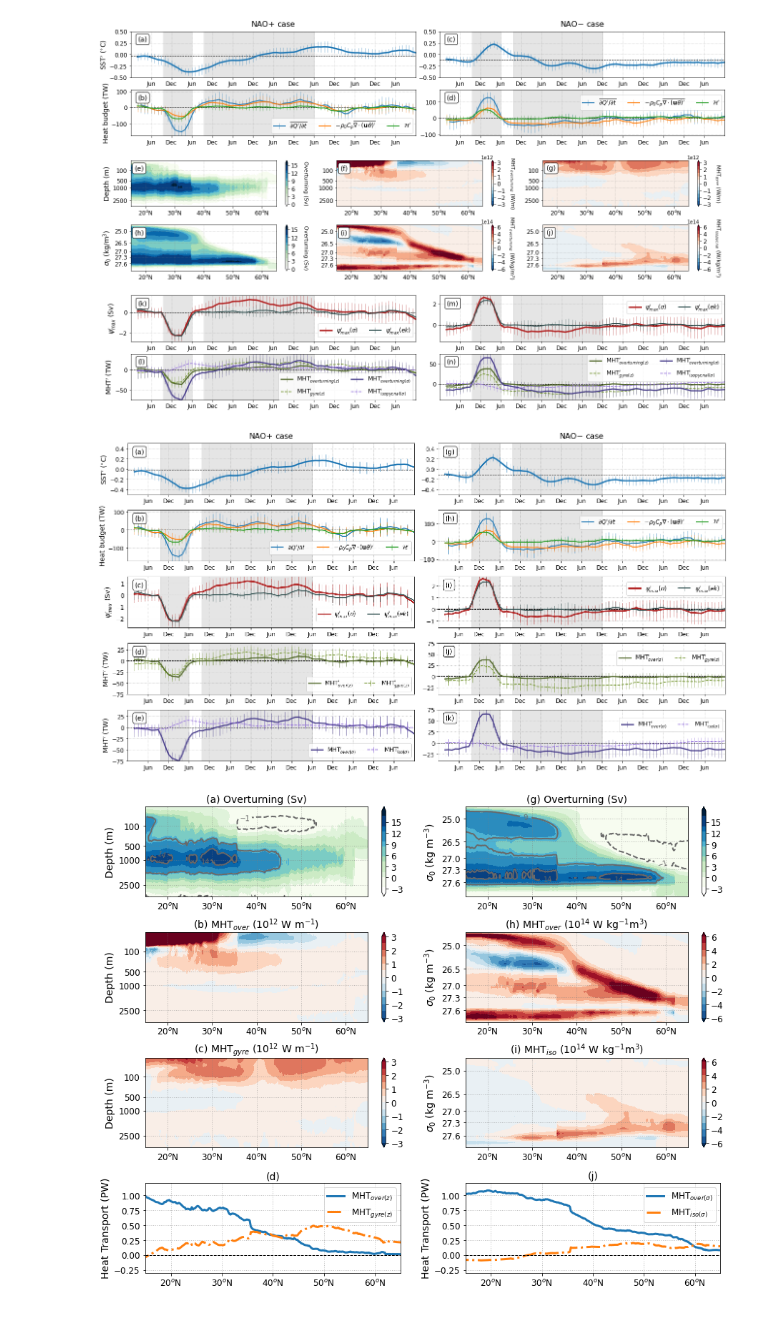
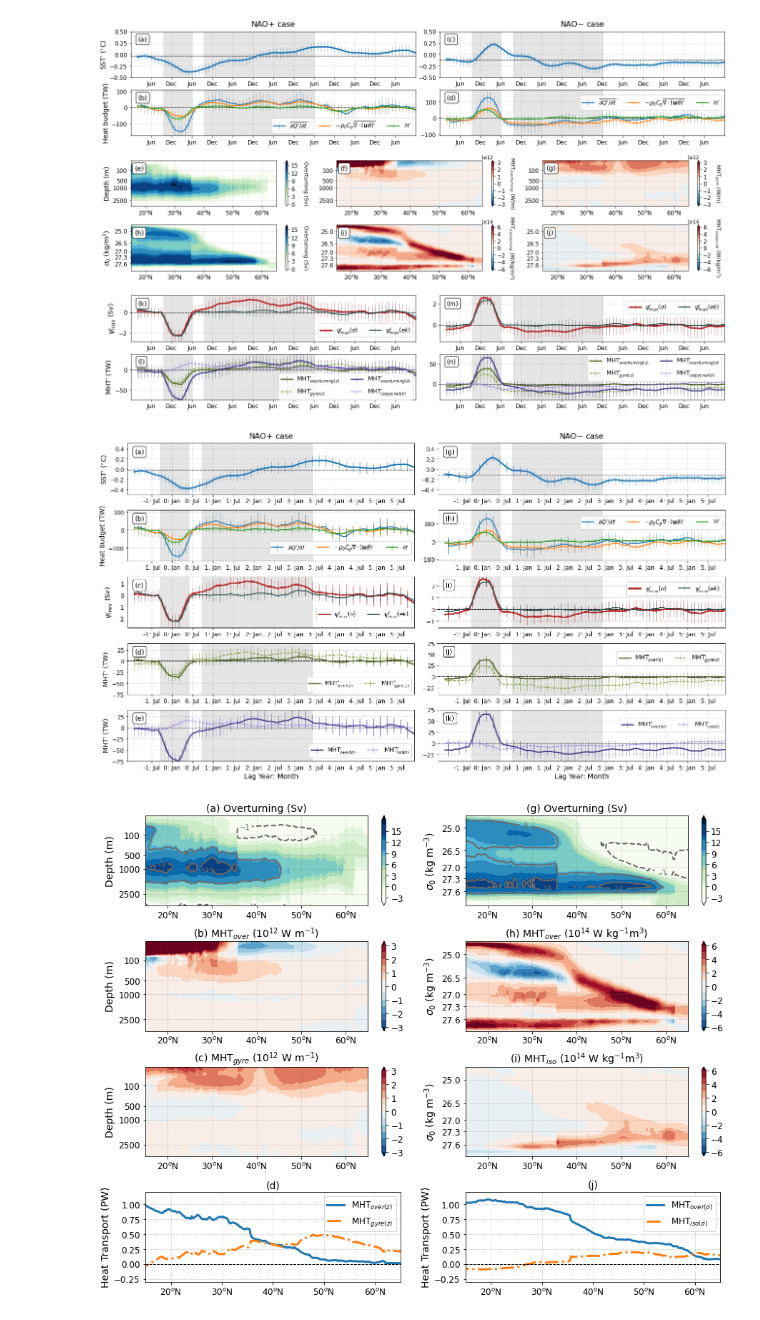
Before and after one commit to hmkhatri/AMOC_Variability_DePreSys_MET, a Jupyter notebook: Notebooks/Plots_Paper_NAO_Heat_Content_Variability/Plots_timeseries_NAO.ipynb, the cells around one changed output. Drawn from its saved outputs; the diff is of its cells as text; code cells hidden in the pictures.

```diff
--- a/Notebooks/Plots_Paper_NAO_Heat_Content_Variability/Plots_timeseries_NAO.ipynb
+++ b/Notebooks/Plots_Paper_NAO_Heat_Content_Variability/Plots_timeseries_NAO.ipynb
@@ -595,7 +595,8 @@ ax.axhline(y=-0.025, ls='--', lw=1, color='k')
 ax.set_ylabel(r'SST$^{\prime}$ ($^{\circ}$C)', fontsize=fs+2) #, color=col[0])
 ax.set_xlim([-1., 6.])
 ax.set_ylim([-0.5, 0.5])
-plt.xticks(np.arange(-0.5,6,0.5), ['Jun', 'Dec', 'Jun', 'Dec', 'Jun', 'Dec', 'Jun', 'Dec', 'Jun', 'Dec', 'Jun', 'Dec', 'Jun'], fontsize = fs);
+plt.xticks(np.arange(-0.5+1/12,6+1/12,0.5), ['-1: Jul', '0: Jan', '0: Jul', '1: Jan', '1: Jul',
+                                            '2: Jan', '2: Jul', '3: Jan', '3: Jul', '4: Jan', '4: Jul', '5: Jan', '5: Jul'], fontsize = fs);
 plt.yticks(fontsize = 12) #, color=col[0]);
 plt.xticks(fontsize = 12);
 ax.axvspan(-0.2, 0.5, alpha=0.2, color='gray')
@@ -613,7 +614,8 @@ ax.axhline(y=-0.125, ls='--', lw=1, color='k')
 #ax.set_ylabel(r'SST$^{\prime}$ ($^{\circ}$C)', fontsize=12) #, color=col[0])
 ax.set_xlim([-1., 6.])
 ax.set_ylim([-0.5, 0.5])
-plt.xticks(np.arange(-0.5,6,0.5), ['Jun', 'Dec', 'Jun', 'Dec', 'Jun', 'Dec', 'Jun', 'Dec', 'Jun', 'Dec', 'Jun', 'Dec', 'Jun'], fontsize = fs);
+plt.xticks(np.arange(-0.5+1/12,6+1/12,0.5), ['-1: Jul', '0: Jan', '0: Jul', '1: Jan', '1: Jul',
+                                            '2: Jan', '2: Jul', '3: Jan', '3: Jul', '4: Jan', '4: Jul', '5: Jan', '5: Jul'], fontsize = fs);
 plt.yticks(fontsize = 12) #, color=col[0]);
 plt.xticks(fontsize = 12);
 ax.axvspan(-0.2, 0.5, alpha=0.2, color='gray')
@@ -645,7 +647,8 @@ ax.axhline(y=0, ls='--', lw=1, color='k')
 ax.set_ylabel(r'Heat budget (TW)', fontsize=fs+2)
 #ax.set_title('Heat budget in the upper $1300$ m', pad=10, fontsize=12)
 plt.legend(loc='upper right', bbox_to_anchor=(1., 0.45), fontsize=12, ncol=3)
-plt.xticks(np.arange(-0.5,6,0.5), ['Jun', 'Dec', 'Jun', 'Dec', 'Jun', 'Dec', 'Jun', 'Dec', 'Jun', 'Dec', 'Jun', 'Dec', 'Jun'], fontsize = fs);
+plt.xticks(np.arange(-0.5+1/12,6+1/12,0.5), ['-1: Jul', '0: Jan', '0: Jul', '1: Jan', '1: Jul',
+                                            '2: Jan', '2: Jul', '3: Jan', '3: Jul', '4: Jan', '4: Jul', '5: Jan', '5: Jul'], fontsize = fs);
 plt.yticks(fontsize = 12); plt.xticks(fontsize = 12);
 ax.set_xlim([-1., 6.]);
 ax.set_ylim([-175., 110.]);
@@ -671,7 +674,8 @@ ax.errorbar(ds_NAOn['time.year'] + ds_NAOn['time.month']/12 - 1962, ds_NAOn['hfd
 
 ax.axhline(y=0, ls='--', lw=1, color='k')
 plt.legend(loc='upper right', bbox_to_anchor=(1., 0.95), fontsize=12, ncol=3)
-plt.xticks(np.arange(-0.5,6,0.5), ['Jun', 'Dec', 'Jun', 'Dec', 'Jun', 'Dec', 'Jun', 'Dec', 'Jun', 'Dec', 'Jun', 'Dec', 'Jun'], fontsize = fs);
+plt.xticks(np.arange(-0.5+1/12,6+1/12,0.5), ['-1: Jul', '0: Jan', '0: Jul', '1: Jan', '1: Jul',
+                                            '2: Jan', '2: Jul', '3: Jan', '3: Jul', '4: Jan', '4: Jul', '5: Jan', '5: Jul'], fontsize = fs);
 plt.yticks(fontsize = 12); plt.xticks(fontsize = 12);
 ax.set_xlim([-1., 6.]);
 ax.set_ylim([-110., 175.]);
@@ -706,7 +710,8 @@ ax.axhline(y=0, ls='--', lw=1, color='k')
 #ax.set_xlabel('Time (year)', fontsize=12)
 ax.set_ylabel(r'$\psi^{\prime}_{max}$ (Sv)', fontsize=fs+2)
 plt.legend(loc='upper right', bbox_to_anchor=(1., 0.45), fontsize=12, ncol=3)
-plt.xticks(np.arange(-0.5,6,0.5), ['Jun', 'Dec', 'Jun', 'Dec', 'Jun', 'Dec', 'Jun', 'Dec', 'Jun', 'Dec', 'Jun', 'Dec', 'Jun'], fontsize = fs);
+plt.xticks(np.arange(-0.5+1/12,6+1/12,0.5), ['-1: Jul', '0: Jan', '0: Jul', '1: Jan', '1: Jul',
+                                            '2: Jan', '2: Jul', '3: Jan', '3: Jul', '4: Jan', '4: Jul', '5: Jan', '5: Jul'], fontsize = fs);
 plt.yticks(fontsize = 12); plt.xticks(fontsize = 12);
 ax.set_xlim([-1., 6.]);
 ax.set_ylim([-2.8, 1.6]);
@@ -729,7 +734,8 @@ ax.errorbar(ds_NAOp['time.year'] + ds_NAOp['time.month']/12 - 1962, tmp['Overtur
 ax.axhline(y=0, ls='--', lw=1, color='k')
 #ax.set_xlabel('Time (year)', fontsize=12)
 plt.legend(loc='upper right', bbox_to_anchor=(1., 0.95), fontsize=12, ncol=3)
-plt.xticks(np.arange(-0.5,6,0.5), ['Jun', 'Dec', 'Jun', 'Dec', 'Jun', 'Dec', 'Jun', 'Dec', 'Jun', 'Dec', 'Jun', 'Dec', 'Jun'], fontsize = fs);
+plt.xticks(np.arange(-0.5+1/12,6+1/12,0.5), ['-1: Jul', '0: Jan', '0: Jul', '1: Jan', '1: Jul',
+                                            '2: Jan', '2: Jul', '3: Jan', '3: Jul', '4: Jan', '4: Jul', '5: Jan', '5: Jul'], fontsize = fs);
 plt.yticks(fontsize = 12); plt.xticks(fontsize = 12);
 ax.set_xlim([-1., 6.]);
 ax.set_ylim([-1.6, 2.8]);
@@ -755,7 +761,8 @@ ax.axhline(y=0, ls='--', lw=1, color='k')
 #ax.set_xlabel('Time (year)', fontsize=12)
 ax.set_ylabel(r'MHT$^{\prime}$ (TW)', fontsize=fs+2)
 plt.legend(loc='upper right', bbox_to_anchor=(1., 0.4), fontsize=12, ncol=2)
-plt.xticks(np.arange(-0.5,6,0.5), ['Jun', 'Dec', 'Jun', 'Dec', 'Jun', 'Dec', 'Jun', 'Dec', 'Jun', 'Dec', 'Jun', 'Dec', 'Jun'], fontsize = fs);
+plt.xticks(np.arange(-0.5+1/12,6+1/12,0.5), ['-1: Jul', '0: Jan', '0: Jul', '1: Jan', '1: Jul',
+                                            '2: Jan', '2: Jul', '3: Jan', '3: Jul', '4: Jan', '4: Jul', '5: Jan', '5: Jul'], fontsize = fs);
 plt.yticks(fontsize = 12); plt.xticks(fontsize = 12);
 ax.set_xlim([-1., 6.]);
 ax.set_ylim([-75., 40.]);
@@ -777,7 +784,8 @@ ax.errorbar(ds_NAOp['time.year'] + ds_NAOp['time.month']/12 - 1962, tmp['MHT_gyr
 ax.axhline(y=0, ls='--', lw=1, color='k')
 #ax.set_xlabel('Time (year)', fontsize=12)
 plt.legend(loc='upper right', bbox_to_anchor=(1., 0.9), fontsize=12, ncol=2)
-plt.xticks(np.arange(-0.5,6,0.5), ['Jun', 'Dec', 'Jun', 'Dec', 'Jun', 'Dec', 'Jun', 'Dec', 'Jun', 'Dec', 'Jun', 'Dec', 'Jun'], fontsize = fs);
+plt.xticks(np.arange(-0.5+1/12,6+1/12,0.5), ['-1: Jul', '0: Jan', '0: Jul', '1: Jan', '1: Jul',
+                                            '2: Jan', '2: Jul', '3: Jan', '3: Jul', '4: Jan', '4: Jul', '5: Jan', '5: Jul'], fontsize = fs);
 plt.yticks(fontsize = 12); plt.xticks(fontsize = 12);
 ax.set_xlim([-1., 6.]);
 ax.set_ylim([-40., 75.]);
@@ -800,10 +808,11 @@ ax.errorbar(ds_NAOp['time.year'] + ds_NAOp['time.month']/12 - 1962, tmp['MHT_iso
             label=r'MHT$_{iso(\sigma)}^{\prime}$')
 
 ax.axhline(y=0, ls='--', lw=1, color='k')
-#ax.set_xlabel('Time (year)', fontsize=12)
+ax.set_xlabel('Lag Year: Month', fontsize=fs+2)
 ax.set_ylabel(r'MHT$^{\prime}$ (TW)', fontsize=fs+2)
 plt.legend(loc='upper right', bbox_to_anchor=(1., 0.4), fontsize=12, ncol=2)
-plt.xticks(np.arange(-0.5,6,0.5), ['Jun', 'Dec', 'Jun', 'Dec', 'Jun', 'Dec', 'Jun', 'Dec', 'Jun', 'Dec', 'Jun', 'Dec', 'Jun'], fontsize = fs);
+plt.xticks(np.arange(-0.5+1/12,6+1/12,0.5), ['-1: Jul', '0: Jan', '0: Jul', '1: Jan', '1: Jul',
+                                            '2: Jan', '2: Jul', '3: Jan', '3: Jul', '4: Jan', '4: Jul', '5: Jan', '5: Jul'], fontsize = fs);
 plt.yticks(fontsize = 12); plt.xticks(fontsize = 12);
 ax.set_xlim([-1., 6.]);
 ax.set_ylim([-75., 40.]);
@@ -811,35 +820,37 @@ ax.axvspan(-0.2, 0.5, alpha=0.2, color='gray')
 ax.axvspan(0.8, 3.5, alpha=0.2, color='gray')
 ax.grid(color='gray', alpha=0.5, linestyle=':', lw=1.)
 ax.text(0.025, 0.9, '(e)', transform=ax.transAxes, fontsize=fs+2, verticalalignment='top', bbox=props);
 
 ax = fig.add_subplot(grid1[4, 3:6])
 tmp = (ds_NAOn.interp(j_c=50., method='linear')) / 1e12
 ax.errorbar(ds_NAOp['time.year'] + ds_NAOp['time.month']/12 - 1962, tmp['MHT_overturning_sigma_int'],
             yerr=(tmp['MHT_overturning_sigma_int_confidence_upper'] -
                   tmp['MHT_overturning_sigma_int_confidence_lower']), lw = 2.5, elinewidth=0.5, color = 'darkslateblue',
             label=r'MHT$_{over(\sigma)}^{\prime}$')
 ax.errorbar(ds_NAOp['time.year'] + ds_NAOp['time.month']/12 - 1962, tmp['MHT_isopycnal_sigma_int'],
             yerr=(tmp['MHT_isopycnal_sigma_int_confidence_upper'] -
                   tmp['MHT_isopycnal_sigma_int_confidence_lower']), lw = 1.5, elinewidth=0.5, ls = '--', color = 'mediumpurple',
             label=r'MHT$_{iso(\sigma)}^{\prime}$')
 
 ax.axhline(y=0, ls='--', lw=1, color='k')
 #ax.set_xlabel('Time (year)', fontsize=12)
 plt.legend(loc='upper right', bbox_to_anchor=(1., 0.9), fontsize=12, ncol=2)
-plt.xticks(np.arange(-0.5,6,0.5), ['Jun', 'Dec', 'Jun', 'Dec', 'Jun', 'Dec', 'Jun', 'Dec', 'Jun', 'Dec', 'Jun', 'Dec', 'Jun'], fontsize = fs);
+plt.xticks(np.arange(-0.5+1/12,6+1/12,0.5), ['-1: Jul', '0: Jan', '0: Jul', '1: Jan', '1: Jul',
+                                            '2: Jan', '2: Jul', '3: Jan', '3: Jul', '4: Jan', '4: Jul', '5: Jan', '5: Jul'], fontsize = fs);
 plt.yticks(fontsize = 12); plt.xticks(fontsize = 12);
 ax.set_xlim([-1., 6.]);
 ax.set_ylim([-40., 75.]);
 ax.axvspan(-0.2, 0.5, alpha=0.2, color='gray')
 ax.axvspan(0.8, 3.0, alpha=0.2, color='gray')
 ax.grid(color='gray', alpha=0.5, linestyle=':', lw=1.)
+ax.set_xlabel('Lag Year: Month', fontsize=fs+2)
 
 ax.text(0.025, 0.9, '(k)', transform=ax.transAxes, fontsize=fs+2, verticalalignment='top', bbox=props);
 
 fig.savefig('/home/users/hkhatri/Plots/Figures_GRL_2022/Figure4_new.png', dpi=300,bbox_inches='tight');
 fig.savefig('/home/users/hkhatri/Plots/Figures_GRL_2022/Figure4_new.pdf', dpi=300,bbox_inches='tight');
 # %% [output]
-[figure, old version]
+[figure, new version]
 # %%
 from mpl_toolkits.axes_grid1.inset_locator import inset_axes
 
```
Also changed, not shown: parts of 2 cells of this notebook, 9 other files.
